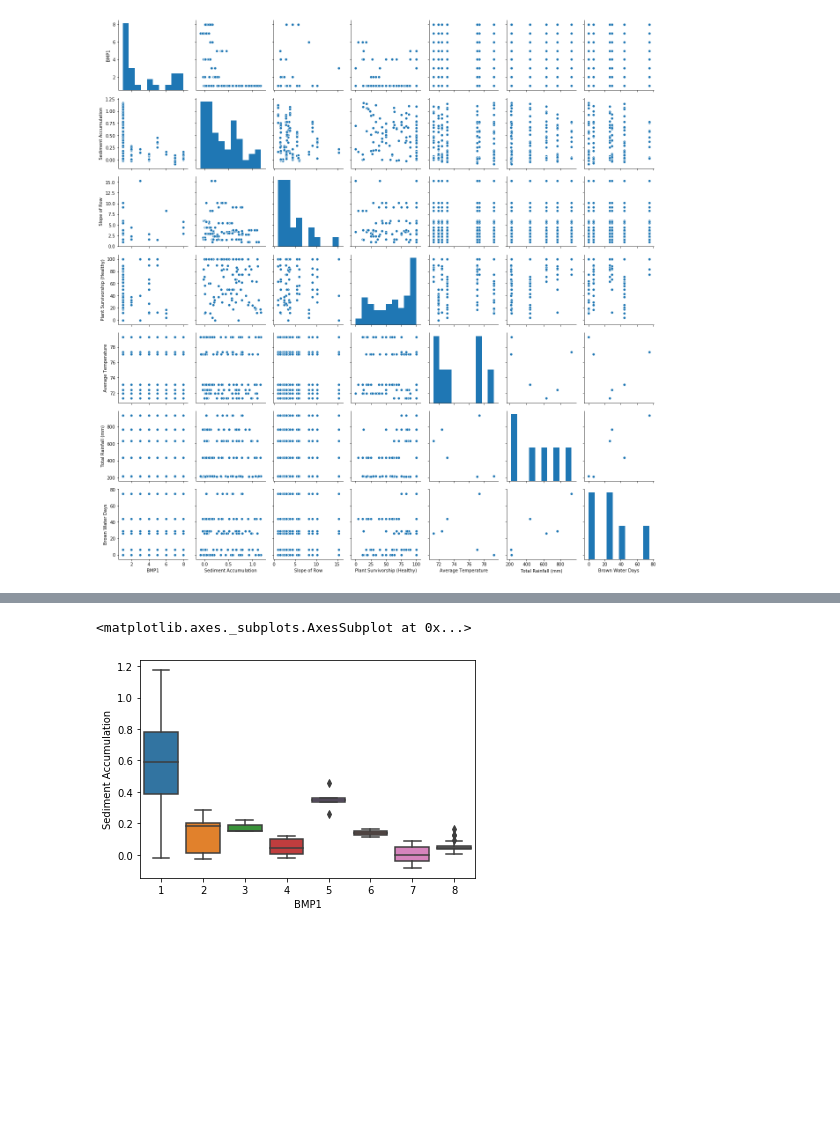
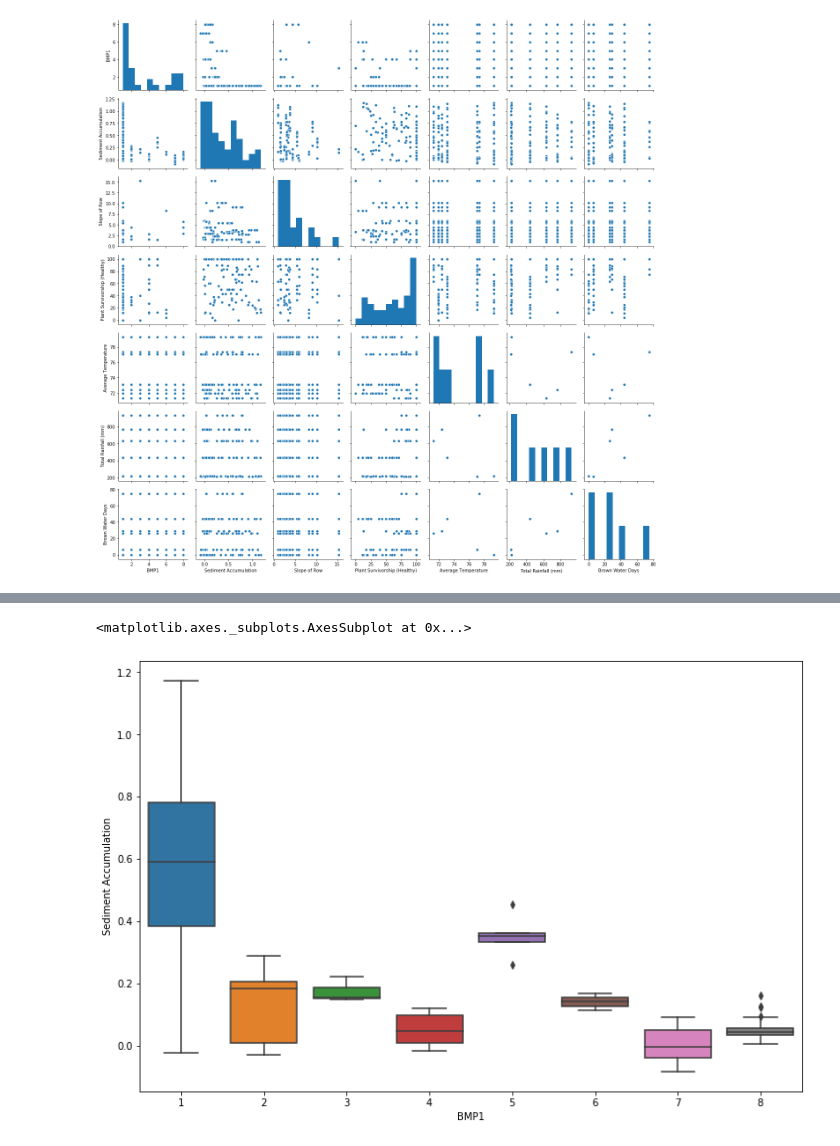
Before and after one commit to amgadellaboudy/Portfolio, a Jupyter notebook: CORAL Data Analysis.ipynb, the cells around one changed output, grey strips where cells are left out. Saved outputs shown, nothing was run; the diff lists cells and outputs as text; code cells hidden in the pictures; blank space fills up the shorter version.

```diff
--- a/CORAL Data Analysis.ipynb
+++ b/CORAL Data Analysis.ipynb
@@ -18,6 +19,7 @@ df['Plant Survivorship (Healthy)'] = df['Plant Survivorship (Healthy)'].str.stri
 df['Plant Survivorship (Healthy)'] = df['Plant Survivorship (Healthy)'].astype(float)
 
 df = df.rename(columns= {'Code (1=Vetiver; 2=Pili; 3=Double Pili; 4=Coconut Courier; 5=Sandbag; 6=Living Sandbag; 7=Kickout; 8=Control)':'BMP1'})
+df['Sample Date'] = pd.to_datetime(df['Sample Date'])
 # %%
 df.head()
 # %% [output]
@@ -51,7 +54,8 @@ plt.plot(x, m*x+b)
 # %%
 #create box plots for other relevant features
+plt.figure(figsize= (12,8))
 sns.boxplot(df['BMP1'], df['Sediment Accumulation'])
 # %% [output]
 <matplotlib.axes._subplots.AxesSubplot at 0x...>
-[figure, old version]
+[figure, new version]
 # %%
```
Also changed, not shown: parts of 7 cells of this notebook.
